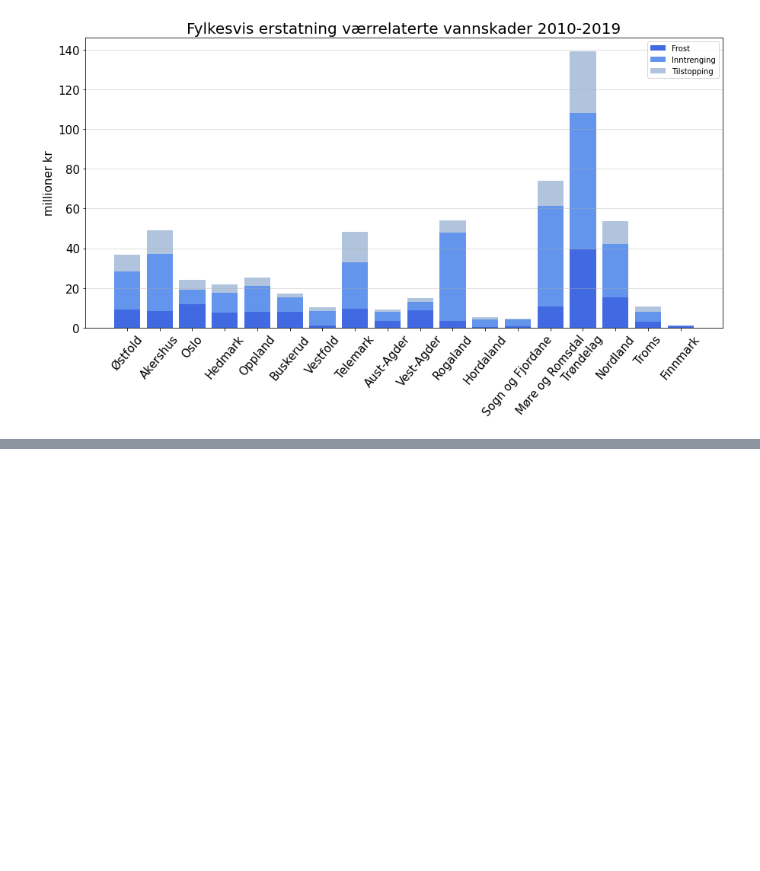
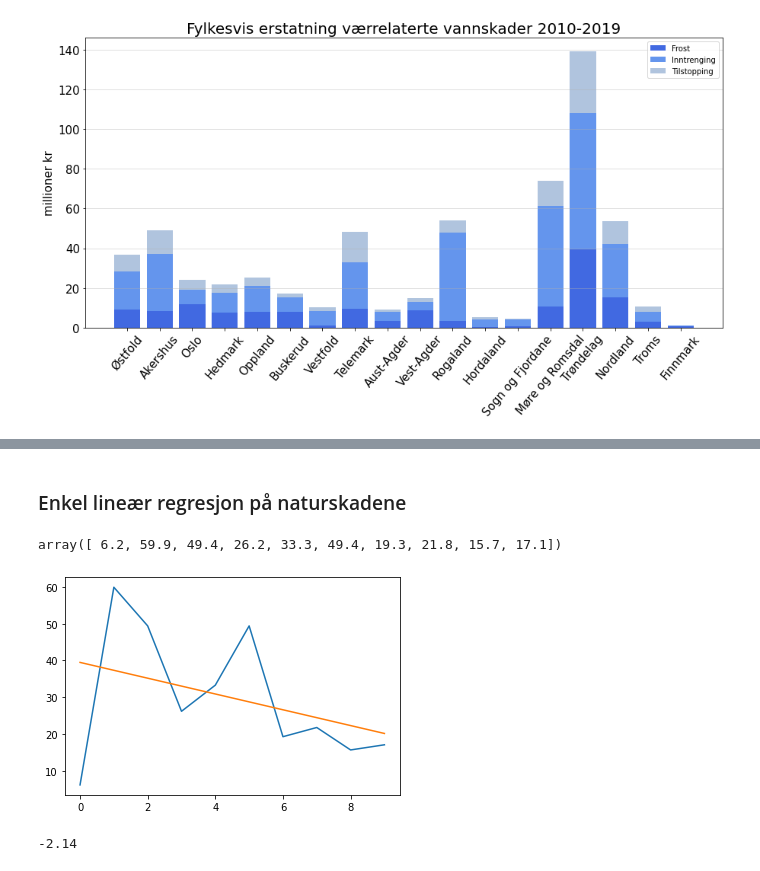
Before and after one commit to eirikngard/Eika, a Jupyter notebook: Eika_vs_FNO.ipynb, the cells around one changed output, grey strips where cells are left out. Drawn from its saved outputs; the diff is of its cells as text; code cells hidden in the pictures; blank space fills up the shorter version.

```diff
--- a/Eika_vs_FNO.ipynb
+++ b/Eika_vs_FNO.ipynb
@@ -376,0 +378,37 @@ skader.ant.loc['årsak'=='Frost']
+# %% [markdown]
+### Enkel lineær regresjon på naturskadene
+# %%
+def linreg(X, Y):
+    """
+    return a,b in solution to y = ax + b such that root mean square distance between trend line and original points is minimized
+    """
+    N = len(X)
+    Sx = Sy = Sxx = Syy = Sxy = 0.0
+    for x, y in zip(X, Y):
+        Sx = Sx + x
+        Sy = Sy + y
+        Sxx = Sxx + x*x
+        Syy = Syy + y*y
+        Sxy = Sxy + x*y
+    det = Sxx * N - Sx * Sx
+    return (Sxy * N - Sy * Sx)/det, (Sxx * Sy - Sx * Sxy)/det
+# %%
+pool
+# %% [output]
+array([ 6.2, 59.9, 49.4, 26.2, 33.3, 49.4, 19.3, 21.8, 15.7, 17.1])
+# %%
+#snitt = np.mean(i)
+
+a,b = linreg(range(len(pool)),pool)  #//x=skade
+trendline=[a*index + b for index in range(len(pool))]
+trend=round(a,2)
+trend
+plt.plot(pool)
+plt.plot(trendline)
+plt.show()
+# %% [output]
+[figure, added]
+# %%
+trend
+# %% [output]
+-2.14
```
Also changed, not shown: parts of 18 cells of this notebook.
